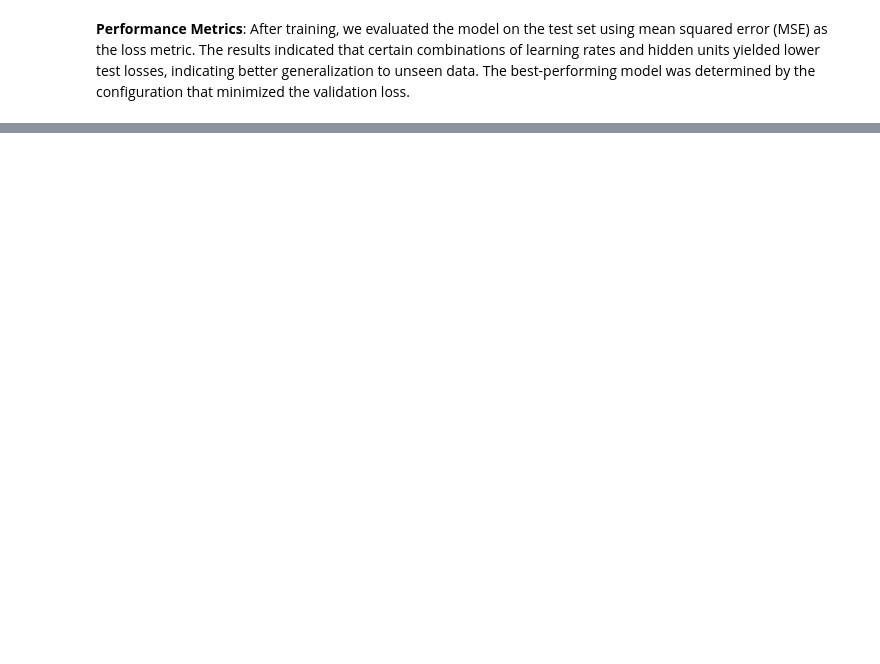
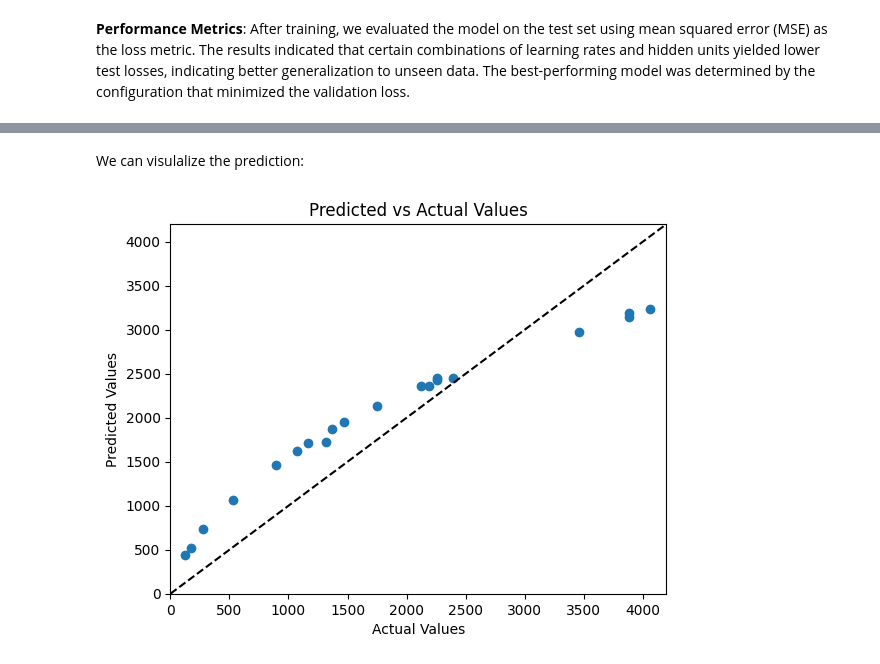
Before and after one commit to cescalara/TAML2025_ICRR_handson, a Jupyter notebook: day1/handson-dnn-1-regression-solution.ipynb, the cells around one changed output, grey strips where cells are left out. Drawn from its saved outputs; the diff is of its cells as text; code cells hidden in the pictures; blank space fills up the shorter version.

```diff
--- a/day1/handson-dnn-1-regression-solution.ipynb
+++ b/day1/handson-dnn-1-regression-solution.ipynb
@@ -215,35 +231,3 @@ def evaluate_model(model, X_test, y_test, criterion):
         outputs = model(X_test)
         loss = criterion(outputs, y_test)
     return loss.item()
-# %%
-def hyperparameter_tuning(X_train, y_train, X_test, y_test):
-    learning_rates = [0.01, 0.001]  # Different learning rates
-    hidden_units_list = [4, 8, 16]  # Different numbers of hidden units
-    epochs = 100
-
-    # Initialize the best model and metrics
-    best_model = None
-    best_loss = float('inf')
-
-    # Hyperparameter tuning
-    for lr in learning_rates:
-        for hidden_units in hidden_units_list:
-            model = CosmicRayNN(hidden_units)
-            criterion = nn.MSELoss()
-            optimizer = optim.Adam(model.parameters(), lr=lr)
-
-            # Train the model
-            train_model(model, X_train, y_train, criterion, optimizer, epochs)
-
-            # Evaluate the model on the test set
-            val_loss = evaluate_model(model, X_test, y_test, criterion)
-
-            print(f'Learning Rate: {lr}, Hidden Units: {hidden_units}, Test Loss: {val_loss:.4f}')
-
-            # Check if the current model is the best
-            if val_loss < best_loss:
-                best_loss = val_loss
-                best_model = model
-
-    print("Best Model Achieved Test Loss:", best_loss)
-    return best_model
@@ -288,0 +332,13 @@ Predicted: 345.116, Actual: 125.978
+# %% [markdown]
+We can visulalize the prediction:
+# %%
+plt.scatter(y_test.cpu().numpy(), outputs.cpu().numpy())
+plt.plot(np.linspace(0,4200),np.linspace(0,4200),ls='--',color='black')
+plt.xlabel("Actual Values")
+plt.ylabel("Predicted Values")
+plt.title("Predicted vs Actual Values")
+plt.xlim(0.,4200)
+plt.ylim(0.,4200)
+plt.show()
+# %% [output]
+[figure, added]
```
Also changed, not shown: parts of 20 cells of this notebook.
